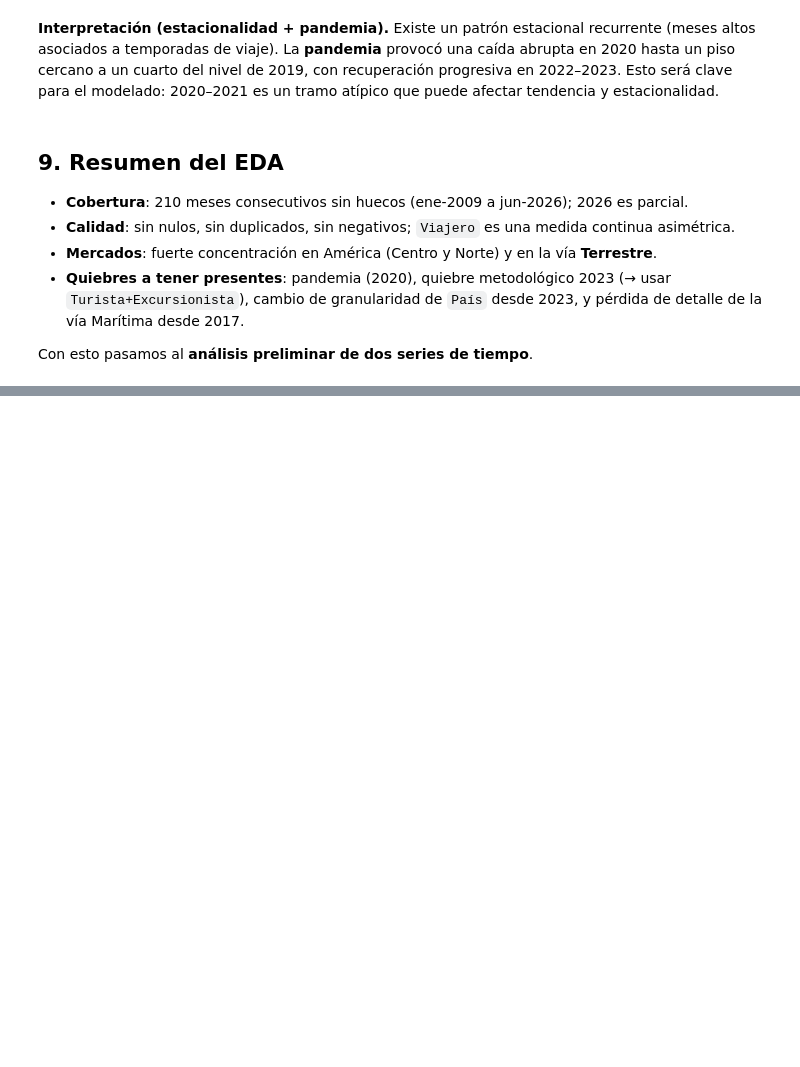
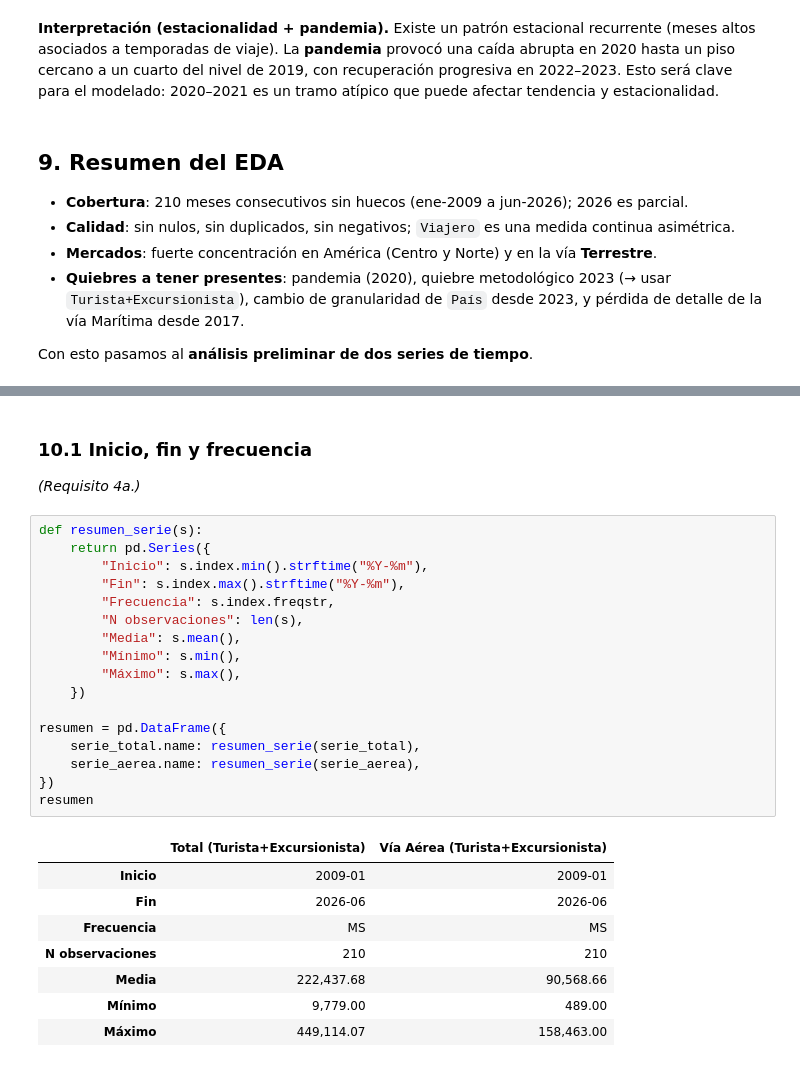
Before and after one commit to nicoCT04/Lab1DataScience, a Jupyter notebook: Lab1_Series_Tiempo.ipynb, the cells around one changed output, grey strips where cells are left out. Drawn from its saved outputs; the diff is of its cells as text; blank space fills up the shorter version.

```diff
--- a/Lab1_Series_Tiempo.ipynb
+++ b/Lab1_Series_Tiempo.ipynb
@@ -468,0 +513,30 @@ Con esto pasamos al **análisis preliminar de dos series de tiempo**.
+# %% [markdown]
+### 10.1 Inicio, fin y frecuencia
+
+*(Requisito 4a.)*
+# %%
+def resumen_serie(s):
+    return pd.Series({
+        "Inicio": s.index.min().strftime("%Y-%m"),
+        "Fin": s.index.max().strftime("%Y-%m"),
+        "Frecuencia": s.index.freqstr,
+        "N observaciones": len(s),
+        "Media": s.mean(),
+        "Mínimo": s.min(),
+        "Máximo": s.max(),
+    })
+
+resumen = pd.DataFrame({
+    serie_total.name: resumen_serie(serie_total),
+    serie_aerea.name: resumen_serie(serie_aerea),
+})
+resumen
+# %% [output]
+|  | Total (Turista+Excursionista) | Vía Aérea (Turista+Excursionista) |
+| Inicio | 2009-01 | 2009-01 |
+| Fin | 2026-06 | 2026-06 |
+| Frecuencia | MS | MS |
+| N observaciones | 210 | 210 |
+| Media | 222,437.68 | 90,568.66 |
+| Mínimo | 9,779.00 | 489.00 |
+| Máximo | 449,114.07 | 158,463.00 |
```
Also changed, not shown: parts of 8 cells of this notebook.
